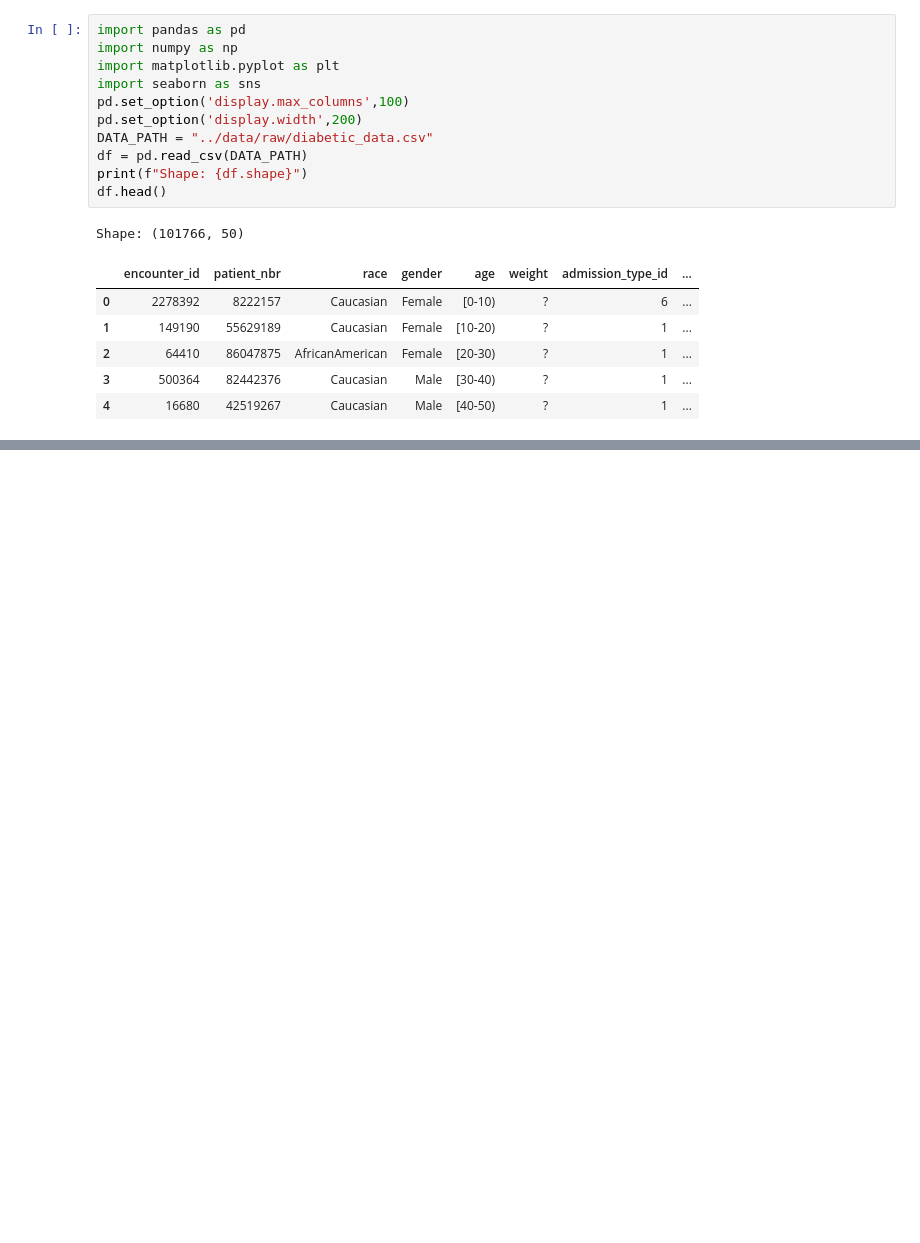
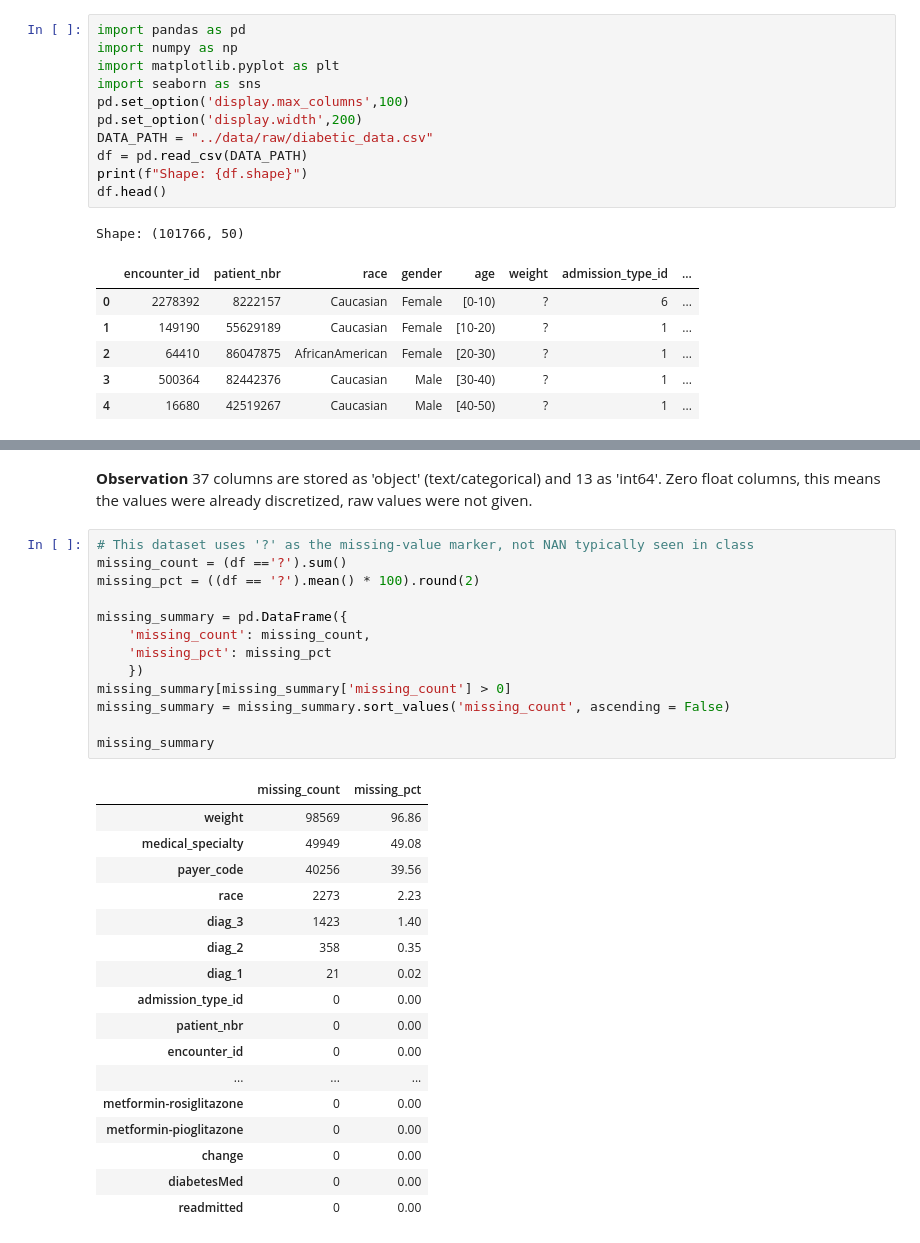
Before and after one commit to marioc1234/readmission-nlp, a Jupyter notebook: notebooks/01_eda.ipynb, the cells around one changed output, grey strips where cells are left out. Drawn from its saved outputs; the diff is of its cells as text; blank space fills up the shorter version.

```diff
--- a/notebooks/01_eda.ipynb
+++ b/notebooks/01_eda.ipynb
@@ -19,0 +28,33 @@ Shape: (101766, 50)
+# %% [markdown]
+**Observation** 37 columns are stored as 'object' (text/categorical) and 13 as 'int64'. Zero float columns, this means the values were already discretized, raw values were not given.
+# %%
+# This dataset uses '?' as the missing-value marker, not NAN typically seen in class
+missing_count = (df =='?').sum()
+missing_pct = ((df == '?').mean() * 100).round(2)
+
+missing_summary = pd.DataFrame({
+    'missing_count': missing_count,
+    'missing_pct': missing_pct
+    })
+missing_summary[missing_summary['missing_count'] > 0]
+missing_summary = missing_summary.sort_values('missing_count', ascending = False)
+
+missing_summary
+# %% [output]
+|  | missing_count | missing_pct |
+| weight | 98569 | 96.86 |
+| medical_specialty | 49949 | 49.08 |
+| payer_code | 40256 | 39.56 |
+| race | 2273 | 2.23 |
+| diag_3 | 1423 | 1.40 |
+| diag_2 | 358 | 0.35 |
+| diag_1 | 21 | 0.02 |
+| admission_type_id | 0 | 0.00 |
+| patient_nbr | 0 | 0.00 |
+| encounter_id | 0 | 0.00 |
+| ... | ... | ... |
+| metformin-rosiglitazone | 0 | 0.00 |
+| metformin-pioglitazone | 0 | 0.00 |
+| change | 0 | 0.00 |
+| diabetesMed | 0 | 0.00 |
+| readmitted | 0 | 0.00 |
```
Also changed, not shown: parts of 9 cells of this notebook.
